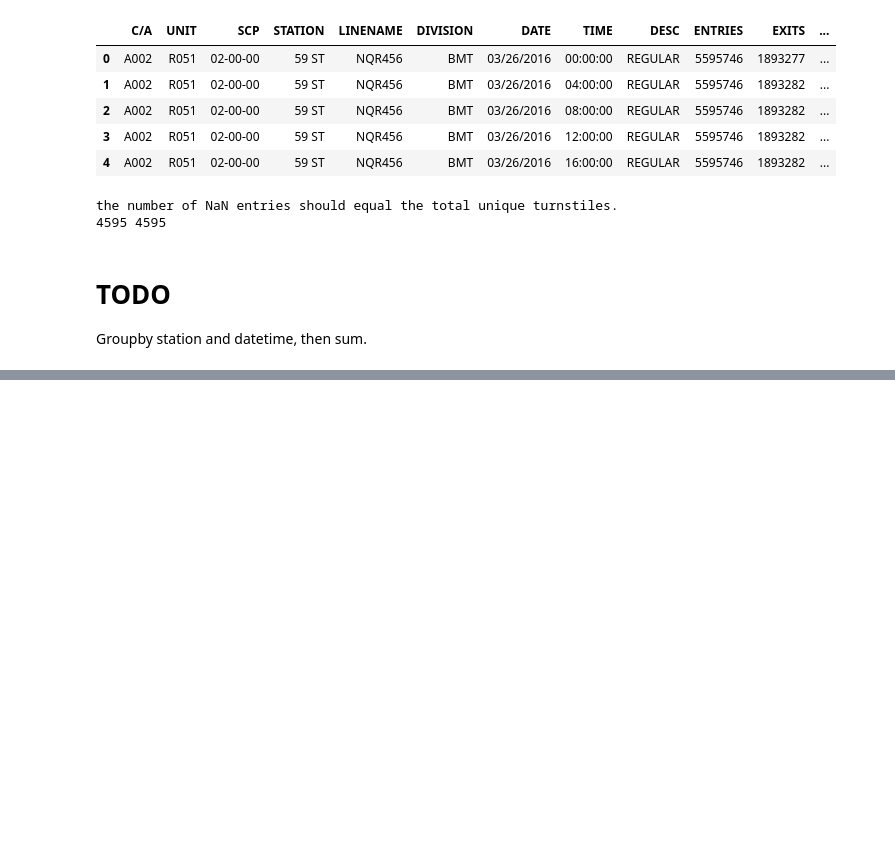
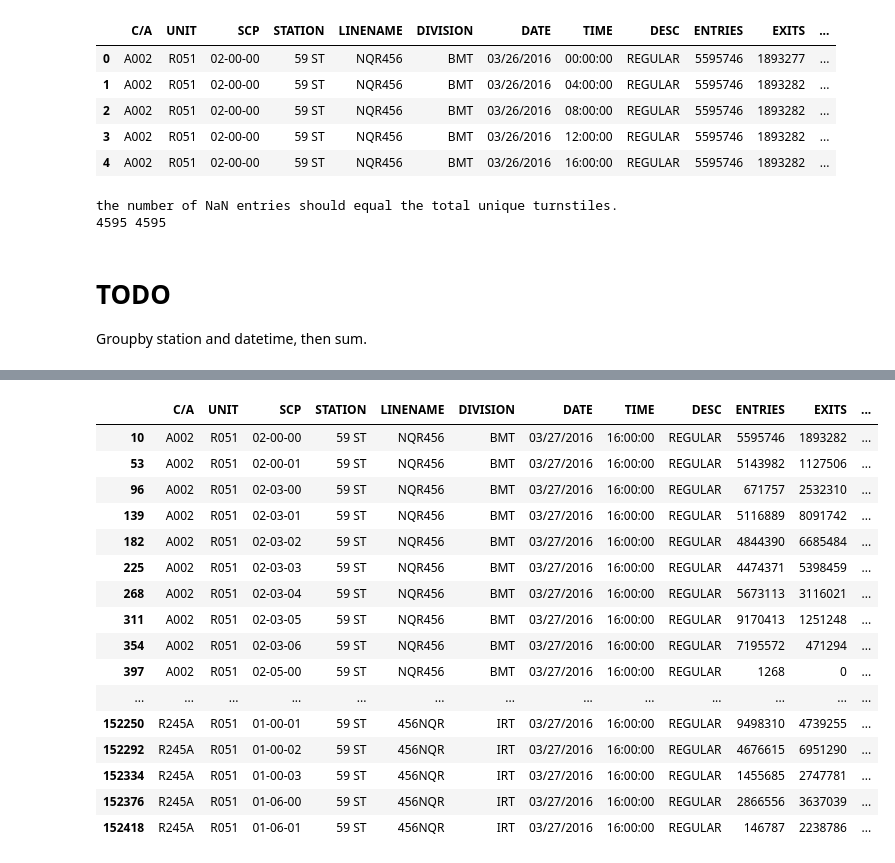
Before and after one commit to patricknieto/MTA-analysis, a Jupyter notebook: ian-benson-pandas.ipynb, the cells around one changed output, grey strips where cells are left out. Drawn from its saved outputs; the diff is of its cells as text; code cells hidden in the pictures; blank space fills up the shorter version.

```diff
--- a/ian-benson-pandas.ipynb
+++ b/ian-benson-pandas.ipynb
@@ -74,0 +110,25 @@ Groupby station and datetime, then sum.
+# %%
+# let's try selecting all the rows that match the 10th row's STATION and DATETIME
+# Remember, 0th row is all NaN!!!
+ST, DT = data.iloc[10][['STATION','DATETIME']]
+tenth_row_station_dt = data[(data['STATION'] == ST) & (data['DATETIME'] == DT)]
+tenth_row_station_dt
+# tenth_row_station_dt.groupby(['STATION']).sum()
+# %% [output]
+|  | C/A | UNIT | SCP | STATION | LINENAME | DIVISION | DATE | TIME | DESC | ENTRIES | EXITS | ... |
+| 10 | A002 | R051 | 02-00-00 | 59 ST | NQR456 | BMT | 03/27/2016 | 16:00:00 | REGULAR | 5595746 | 1893282 | ... |
+| 53 | A002 | R051 | 02-00-01 | 59 ST | NQR456 | BMT | 03/27/2016 | 16:00:00 | REGULAR | 5143982 | 1127506 | ... |
+| 96 | A002 | R051 | 02-03-00 | 59 ST | NQR456 | BMT | 03/27/2016 | 16:00:00 | REGULAR | 671757 | 2532310 | ... |
+| 139 | A002 | R051 | 02-03-01 | 59 ST | NQR456 | BMT | 03/27/2016 | 16:00:00 | REGULAR | 5116889 | 8091742 | ... |
+| 182 | A002 | R051 | 02-03-02 | 59 ST | NQR456 | BMT | 03/27/2016 | 16:00:00 | REGULAR | 4844390 | 6685484 | ... |
+| 225 | A002 | R051 | 02-03-03 | 59 ST | NQR456 | BMT | 03/27/2016 | 16:00:00 | REGULAR | 4474371 | 5398459 | ... |
+| 268 | A002 | R051 | 02-03-04 | 59 ST | NQR456 | BMT | 03/27/2016 | 16:00:00 | REGULAR | 5673113 | 3116021 | ... |
+| 311 | A002 | R051 | 02-03-05 | 59 ST | NQR456 | BMT | 03/27/2016 | 16:00:00 | REGULAR | 9170413 | 1251248 | ... |
+| 354 | A002 | R051 | 02-03-06 | 59 ST | NQR456 | BMT | 03/27/2016 | 16:00:00 | REGULAR | 7195572 | 471294 | ... |
+| 397 | A002 | R051 | 02-05-00 | 59 ST | NQR456 | BMT | 03/27/2016 | 16:00:00 | REGULAR | 1268 | 0 | ... |
+| ... | ... | ... | ... | ... | ... | ... | ... | ... | ... | ... | ... | ... |
+| 152250 | R245A | R051 | 01-00-01 | 59 ST | 456NQR | IRT | 03/27/2016 | 16:00:00 | REGULAR | 9498310 | 4739255 | ... |
+| 152292 | R245A | R051 | 01-00-02 | 59 ST | 456NQR | IRT | 03/27/2016 | 16:00:00 | REGULAR | 4676615 | 6951290 | ... |
+| 152334 | R245A | R051 | 01-00-03 | 59 ST | 456NQR | IRT | 03/27/2016 | 16:00:00 | REGULAR | 1455685 | 2747781 | ... |
+| 152376 | R245A | R051 | 01-06-00 | 59 ST | 456NQR | IRT | 03/27/2016 | 16:00:00 | REGULAR | 2866556 | 3637039 | ... |
+| 152418 | R245A | R051 | 01-06-01 | 59 ST | 456NQR | IRT | 03/27/2016 | 16:00:00 | REGULAR | 146787 | 2238786 | ... |
```
Also changed, not shown: parts of 1 cell of this notebook, 1 other file.
